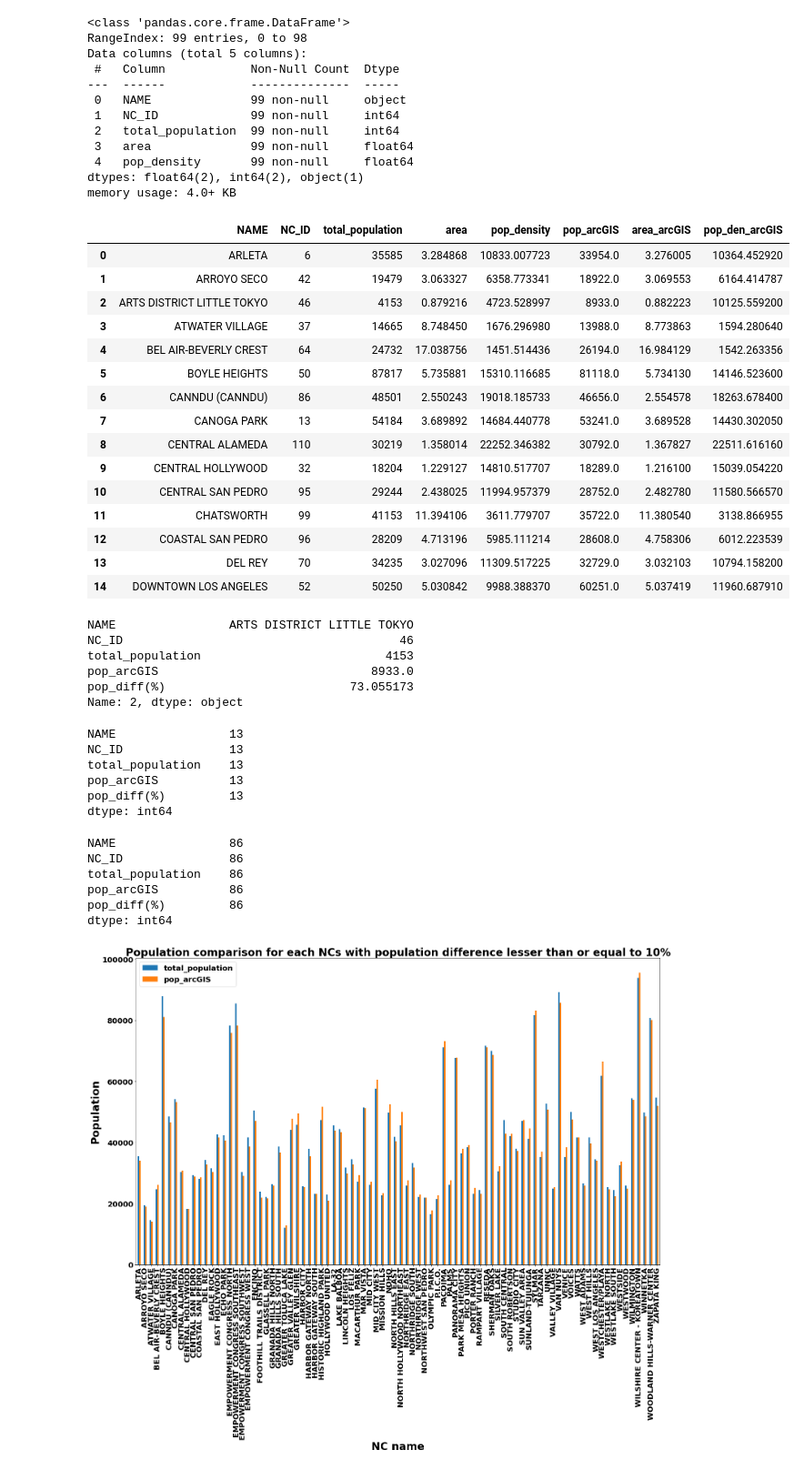
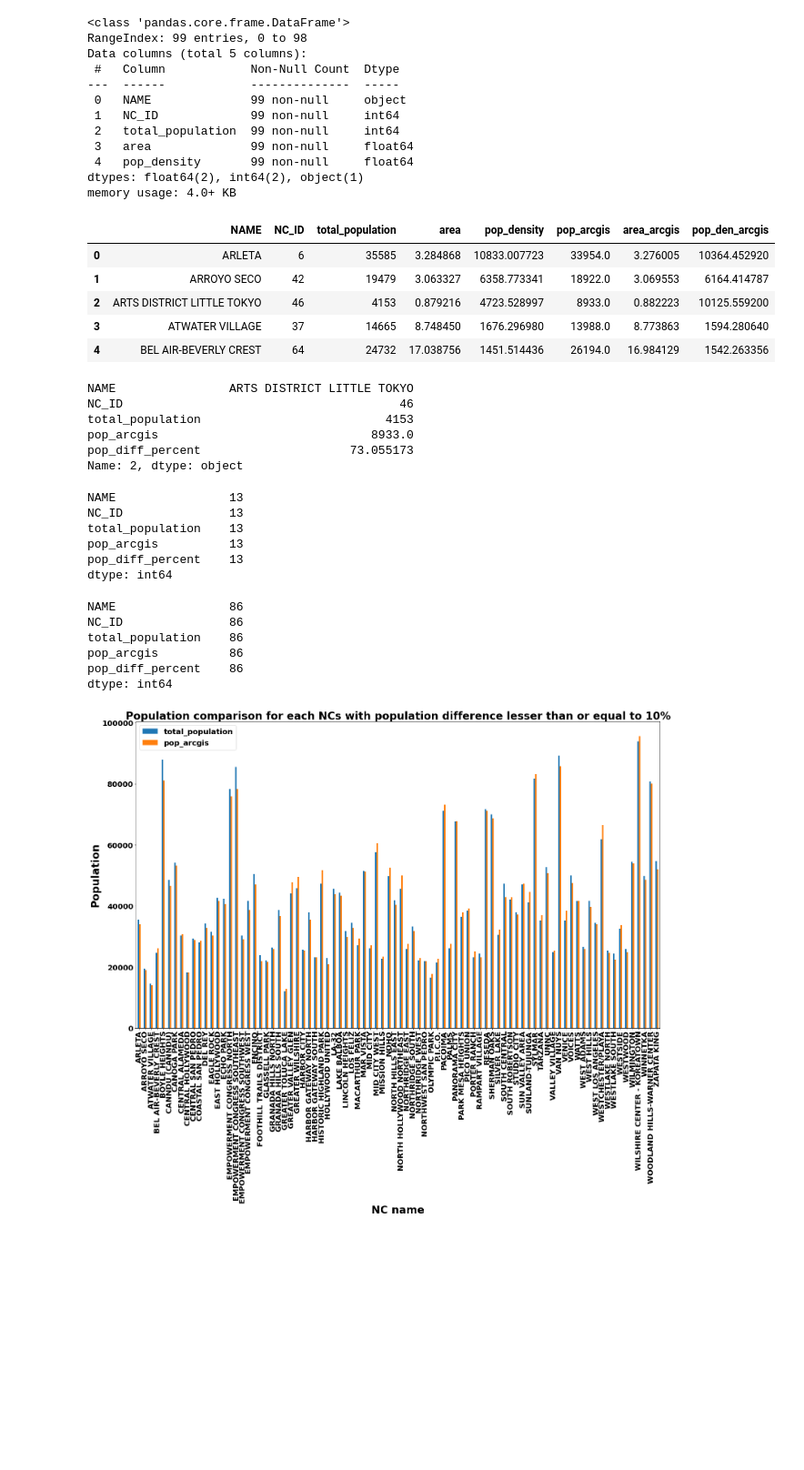
Before and after one commit to hackforla/311-data, a Jupyter notebook: analytics/population/nc_updated_pop_comparison.ipynb, the cells around one changed output. Shown at 91% size. Drawn from its saved outputs; the diff is of its cells as text; code cells hidden in the pictures; blank space fills up the shorter version.

```diff
--- a/analytics/population/nc_updated_pop_comparison.ipynb
+++ b/analytics/population/nc_updated_pop_comparison.ipynb
@@ -21 +21,39 @@ NC_pop_arcGIS = pd.read_csv(os.path.join(dir,'NC_pop_2020_arcGIS.csv'))
+# %%
+# Cleaning up the NC_pop_geopandas to follow the same naming convention as NC_pop_arcGIS.
+nc_pop_geopandas["NAME"] = nc_pop_geopandas["NAME"].str.replace(" NC", "")
+nc_pop_geopandas["NAME"] = nc_pop_geopandas["NAME"].str.replace("NC ", "")
+nc_pop_geopandas["NAME"] = nc_pop_geopandas["NAME"].str.replace(" NDC", "")
+nc_pop_geopandas["NAME"] = nc_pop_geopandas["NAME"].str.replace(" CC", "")
+# %%
+# Creating a dictionary, mapping the old names to the new ones.
+dictionary = {
+    "COMMUNITY AND NEIGHBORS FOR NINTH DISTRICT UNITY": "CANNDU",
+    "WEST LOS ANGELES SAWTELLE": "WEST LOS ANGELES",
+    "UNITED NEIGHBORHOODS": "UNNC",
+    "COMMUNITY AND NEIGHBORS FOR NINTH DISTRICT UNITY (CANNDU)": "CANNDU (CANNDU)",
+    "EMPOWERMENT CONGRESS CENTRAL AREA": "EMPOWERMENT CONGRESS CENTRAL",
+    "EMPOWERMENT CONGRESS NORTH AREA": "EMPOWERMENT CONGRESS NORTH",
+    "EMPOWERMENT CONGRESS SOUTHWEST AREA": "EMPOWERMENT CONGRESS SOUTHWEST",
+    "EMPOWERMENT CONGRESS SOUTHEAST AREA": "EMPOWERMENT CONGRESS SOUTHEAST",
+    "EMPOWERMENT CONGRESS WEST AREA": "EMPOWERMENT CONGRESS WEST",
+    "NORTH HOLLYWOOD NORTH EAST": "NORTH HOLLYWOOD NORTHEAST",
+    "ZAPATA-KING": "ZAPATA KING",
+    "UNITED NEIGHBORHOODS": "UNNC",
+}
+
+def convert(name, dictionary):
+    """ The function replaces the old names with the new names.
+    """
+    rep = name
+    for key, value in dictionary.items():
+        if name in dictionary:
+            rep = rep.replace(key, value)
+        else:
+            return name
+    return rep
+
+nc_pop_geopandas["NAME"] = nc_pop_geopandas["NAME"].apply(
+    lambda row: convert(row, dictionary)
+)
+nc_pop_geopandas.sort_values(by="NAME", inplace=True, ignore_index=True)
 # %%
@@ -77,24 +111,15 @@ dtypes: float64(2), int64(2), object(1)
 memory usage: 4.0+ KB
 # %%
 # Merge the two dataframes on the column- 'NAME'.
-pop_compare = pd.merge(NC_pop_geopandas, NC_pop_arcGIS, on= 'NAME')
-pop_compare.head(15)
+pop_compare = pd.merge(nc_pop_geopandas, nc_pop_arcgis, on="NAME")
+pop_compare.sort_values(by="NAME", inplace=True, ignore_index=True)
+pop_compare.head()
 # %% [output]
-|  | NAME | NC_ID | total_population | area | pop_density | pop_arcGIS | area_arcGIS | pop_den_arcGIS |
+|  | NAME | NC_ID | total_population | area | pop_density | pop_arcgis | area_arcgis | pop_den_arcgis |
 | 0 | ARLETA | 6 | 35585 | 3.284868 | 10833.007723 | 33954.0 | 3.276005 | 10364.452920 |
 | 1 | ARROYO SECO | 42 | 19479 | 3.063327 | 6358.773341 | 18922.0 | 3.069553 | 6164.414787 |
 | 2 | ARTS DISTRICT LITTLE TOKYO | 46 | 4153 | 0.879216 | 4723.528997 | 8933.0 | 0.882223 | 10125.559200 |
 | 3 | ATWATER VILLAGE | 37 | 14665 | 8.748450 | 1676.296980 | 13988.0 | 8.773863 | 1594.280640 |
 | 4 | BEL AIR-BEVERLY CREST | 64 | 24732 | 17.038756 | 1451.514436 | 26194.0 | 16.984129 | 1542.263356 |
-| 5 | BOYLE HEIGHTS | 50 | 87817 | 5.735881 | 15310.116685 | 81118.0 | 5.734130 | 14146.523600 |
-| 6 | CANNDU (CANNDU) | 86 | 48501 | 2.550243 | 19018.185733 | 46656.0 | 2.554578 | 18263.678400 |
-| 7 | CANOGA PARK | 13 | 54184 | 3.689892 | 14684.440778 | 53241.0 | 3.689528 | 14430.302050 |
-| 8 | CENTRAL ALAMEDA | 110 | 30219 | 1.358014 | 22252.346382 | 30792.0 | 1.367827 | 22511.616160 |
-| 9 | CENTRAL HOLLYWOOD | 32 | 18204 | 1.229127 | 14810.517707 | 18289.0 | 1.216100 | 15039.054220 |
-| 10 | CENTRAL SAN PEDRO | 95 | 29244 | 2.438025 | 11994.957379 | 28752.0 | 2.482780 | 11580.566570 |
-| 11 | CHATSWORTH | 99 | 41153 | 11.394106 | 3611.779707 | 35722.0 | 11.380540 | 3138.866955 |
-| 12 | COASTAL SAN PEDRO | 96 | 28209 | 4.713196 | 5985.111214 | 28608.0 | 4.758306 | 6012.223539 |
-| 13 | DEL REY | 70 | 34235 | 3.027096 | 11309.517225 | 32729.0 | 3.032103 | 10794.158200 |
-| 14 | DOWNTOWN LOS ANGELES | 52 | 50250 | 5.030842 | 9988.388370 | 60251.0 | 5.037419 | 11960.687910 |
 # %%
 # Adding the population difference column.
@@ -103,30 +133,31 @@ pop_diff = pop_compare[['NAME', 'NC_ID', 'total_population', 'pop_arcGIS', 'pop_
 # %%
-pop_diff.iloc[pop_diff['pop_diff(%)'].argmax()]
+# Printing the maximum population difference value.
+pop_diff.iloc[pop_diff["pop_diff_percent"].argmax()]
 # %% [output]
 NAME                ARTS DISTRICT LITTLE TOKYO
 NC_ID                                       46
 total_population                          4153
-pop_arcGIS                              8933.0
-pop_diff(%)                          73.055173
+pop_arcgis                              8933.0
+pop_diff_percent                     73.055173
 Name: 2, dtype: object
 # %%
 # Number of rows with population difference greater than 10%.
-pop_diff[pop_diff['pop_diff(%)'] > 10].nunique()
+pop_diff[pop_diff["pop_diff_percent"] > 10].nunique()
 # %% [output]
 NAME                13
 NC_ID               13
 total_population    13
-pop_arcGIS          13
-pop_diff(%)         13
+pop_arcgis          13
+pop_diff_percent    13
 dtype: int64
 # %%
 # Number of NCs with pop_diff lesser than or equal to 10%.
-pop_diff[pop_diff['pop_diff(%)'] <= 10].nunique()
+pop_diff[pop_diff["pop_diff_percent"] <= 10].nunique()
 # %% [output]
 NAME                86
 NC_ID               86
 total_population    86
-pop_arcGIS          86
-pop_diff(%)         86
+pop_arcgis          86
+pop_diff_percent    86
 dtype: int64
 # %%
```
Also changed, not shown: parts of 21 cells of this notebook.
